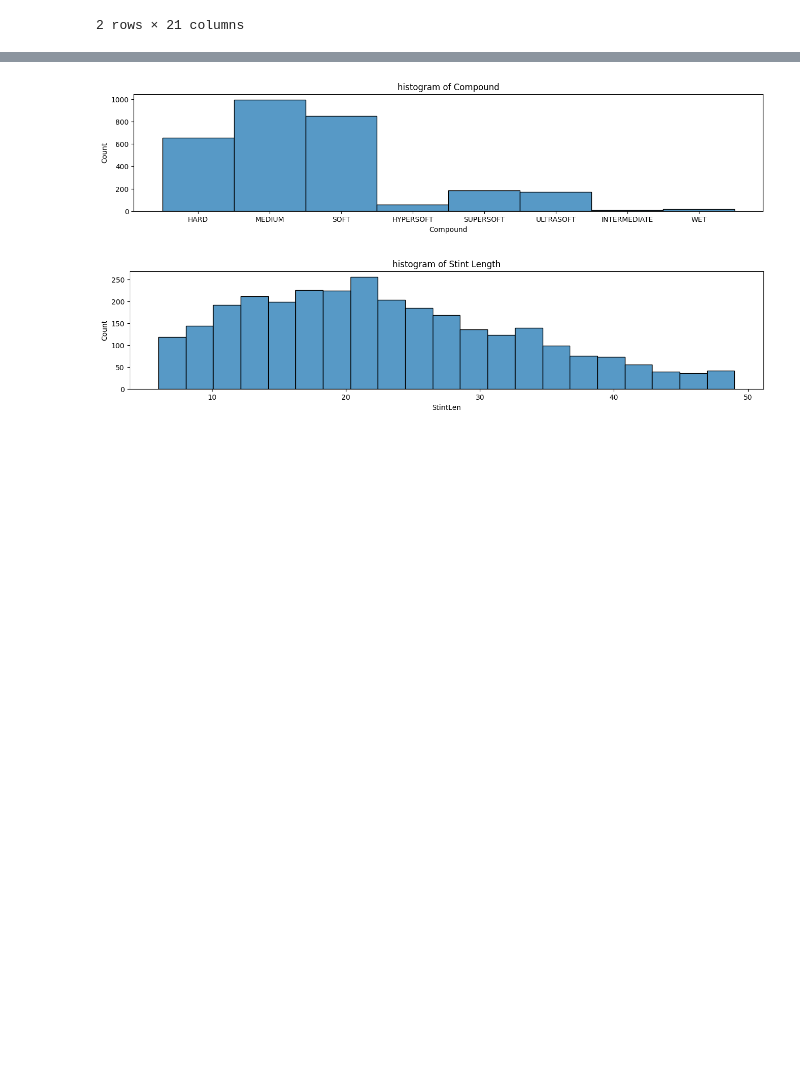
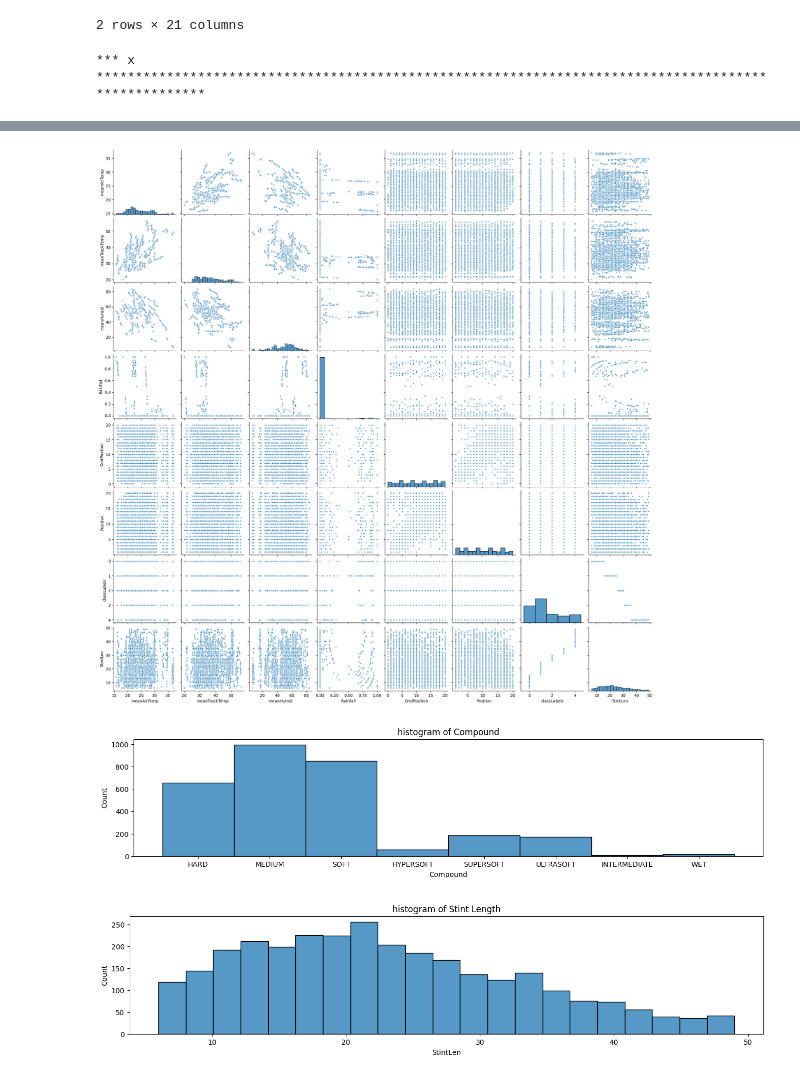
Before and after one commit to MLCustomerSuccess/RedBull-Racining-TimeToPit, a Jupyter notebook: notebooks/03 Model Training.ipynb, the cells around one changed output, grey strips where cells are left out. Cells and saved outputs as stored; diff of their text form; code cells hidden in the pictures; blank space fills up the shorter version.

```diff
--- a/notebooks/03 Model Training.ipynb
+++ b/notebooks/03 Model Training.ipynb
@@ -74,3 +74,19 @@ df.head(2)
 | 0 | 0 | Abu Dhabi Grand Prix | 17 | 2020 | HARD | ALB | 2.0 | 95.571 | ... |
 | 1 | 1 | Abu Dhabi Grand Prix | 17 | 2020 | HARD | BOT | 2.0 | 95.271 | ... |
 2 rows × 21 columns
+# %%
+columns = ['meanAirTemp', 'meanTrackTemp', 'meanHumid', 'Rainfall',
+           'GridPosition', 'Position','classLabels','StintLen']#list(df.columns)[3:10]
+
+x = df[columns].reset_index(drop=True)
+
+# x['EventName'] = le.fit_transform(x['EventName'])
+# x['Compound'] = le.fit_transform(x['Compound'])
+# x['Driver'] = le.fit_transform(x['Driver'])
+
+print('*** x  '+'*' * 100,"\n")
+display(x[columns].corr())
+sns.pairplot(x, vars= columns, palette = "Set1", markers='*') #,markers='*'
+plt.show()
+# %% [output]
+*** x  ****************************************************************************************************
@@ -77,3 +101,4 @@ df.head(2)
+[figure, added]
 # %%
 plt.figure(figsize=(16,3))
 sns.histplot(data=df, x="Compound", multiple="stack")
```
Also changed, not shown: parts of 2 cells of this notebook.
